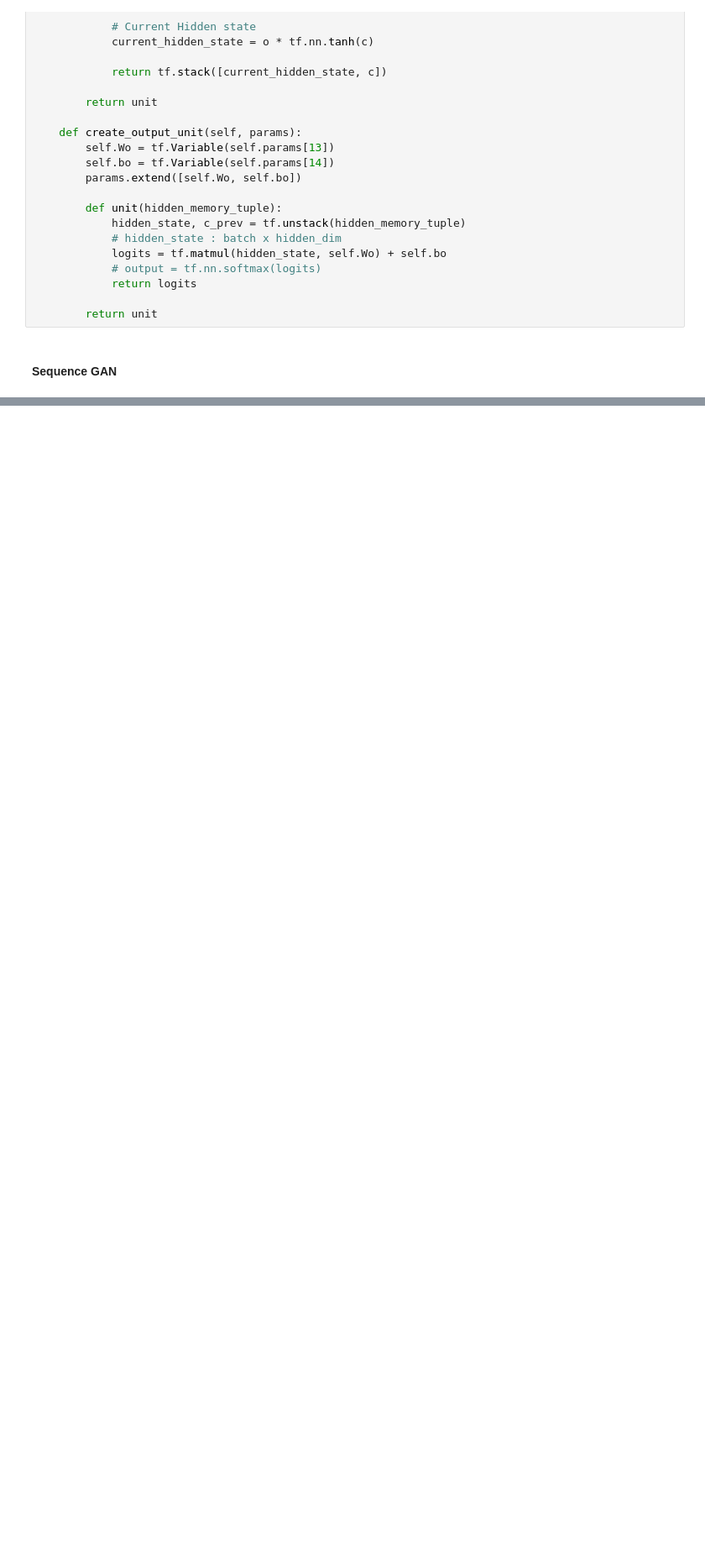
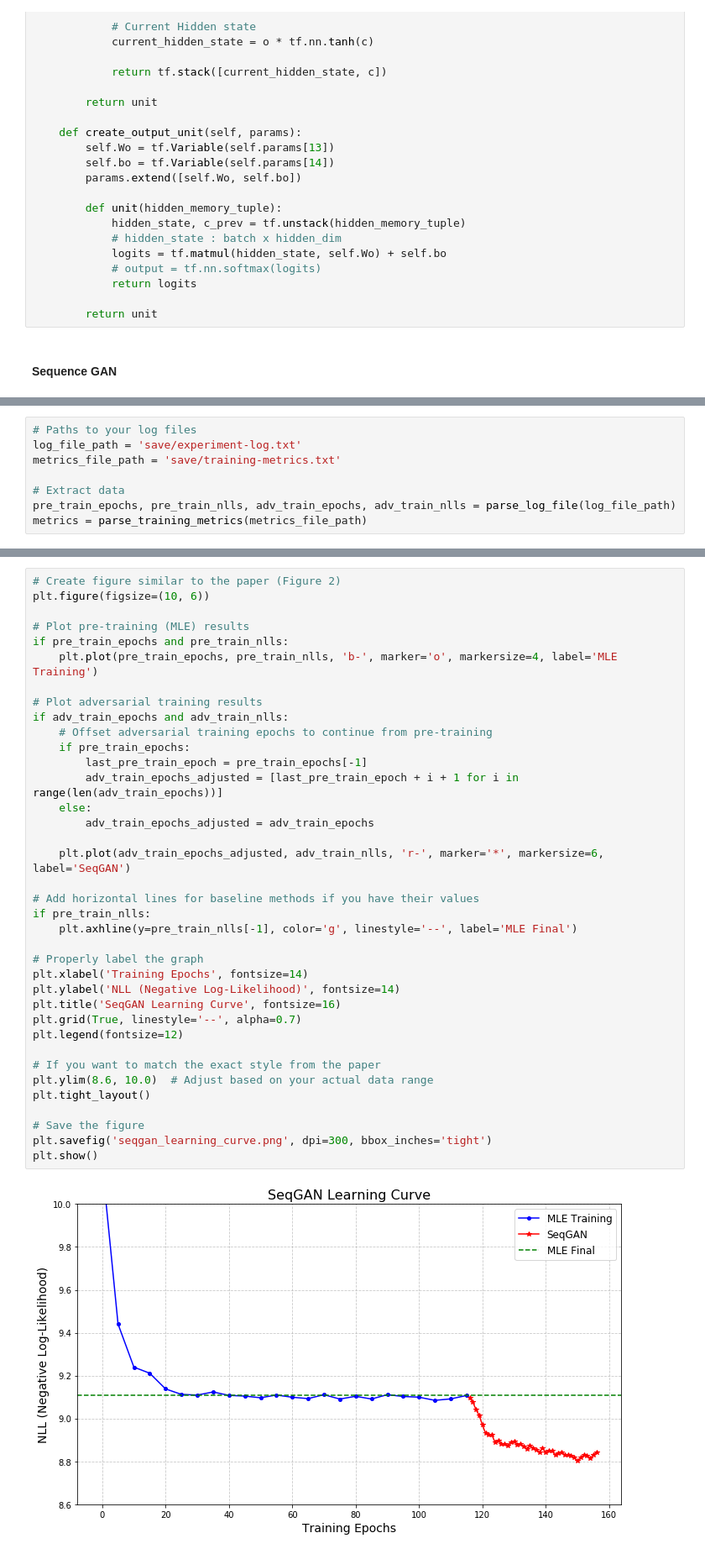
Before and after one commit to FrensiZ/SeqGAN, a Jupyter notebook: replication_Frensi.ipynb, the cells around one changed output, grey strips where cells are left out. Shown: that part at 84% size. Drawn from its saved outputs; the diff is of its cells as text; blank space fills up the shorter version.

```diff
--- a/replication_Frensi.ipynb
+++ b/replication_Frensi.ipynb
@@ -1075,0 +1243,8 @@ total_batch:  199 test_loss:  8.843015
+# %%
+# Paths to your log files
+log_file_path = 'save/experiment-log.txt'
+metrics_file_path = 'save/training-metrics.txt'
+
+# Extract data
+pre_train_epochs, pre_train_nlls, adv_train_epochs, adv_train_nlls = parse_log_file(log_file_path)
+metrics = parse_training_metrics(metrics_file_path)
@@ -1075,0 +1348,39 @@ total_batch:  199 test_loss:  8.843015
+# %%
+# Create figure similar to the paper (Figure 2)
+plt.figure(figsize=(10, 6))
+
+# Plot pre-training (MLE) results
+if pre_train_epochs and pre_train_nlls:
+    plt.plot(pre_train_epochs, pre_train_nlls, 'b-', marker='o', markersize=4, label='MLE Training')
+
+# Plot adversarial training results
+if adv_train_epochs and adv_train_nlls:
+    # Offset adversarial training epochs to continue from pre-training
+    if pre_train_epochs:
+        last_pre_train_epoch = pre_train_epochs[-1]
+        adv_train_epochs_adjusted = [last_pre_train_epoch + i + 1 for i in range(len(adv_train_epochs))]
+    else:
+        adv_train_epochs_adjusted = adv_train_epochs
+
+    plt.plot(adv_train_epochs_adjusted, adv_train_nlls, 'r-', marker='*', markersize=6, label='SeqGAN')
+
+# Add horizontal lines for baseline methods if you have their values
+if pre_train_nlls:
+    plt.axhline(y=pre_train_nlls[-1], color='g', linestyle='--', label='MLE Final')
+
+# Properly label the graph
+plt.xlabel('Training Epochs', fontsize=14)
+plt.ylabel('NLL (Negative Log-Likelihood)', fontsize=14)
+plt.title('SeqGAN Learning Curve', fontsize=16)
+plt.grid(True, linestyle='--', alpha=0.7)
+plt.legend(fontsize=12)
+
+# If you want to match the exact style from the paper
+plt.ylim(8.6, 10.0)  # Adjust based on your actual data range
+plt.tight_layout()
+
+# Save the figure
+plt.savefig('seqgan_learning_curve.png', dpi=300, bbox_inches='tight')
+plt.show()
+# %% [output]
+[figure, added]
```
Also changed, not shown: parts of 9 cells of this notebook, 6 other files.
